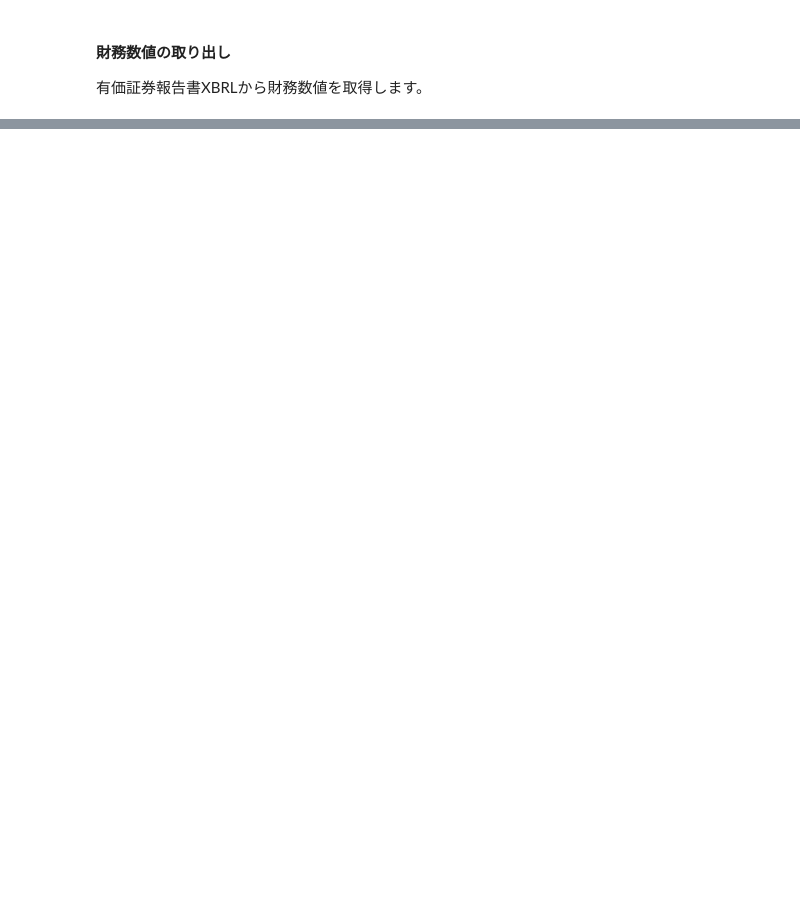
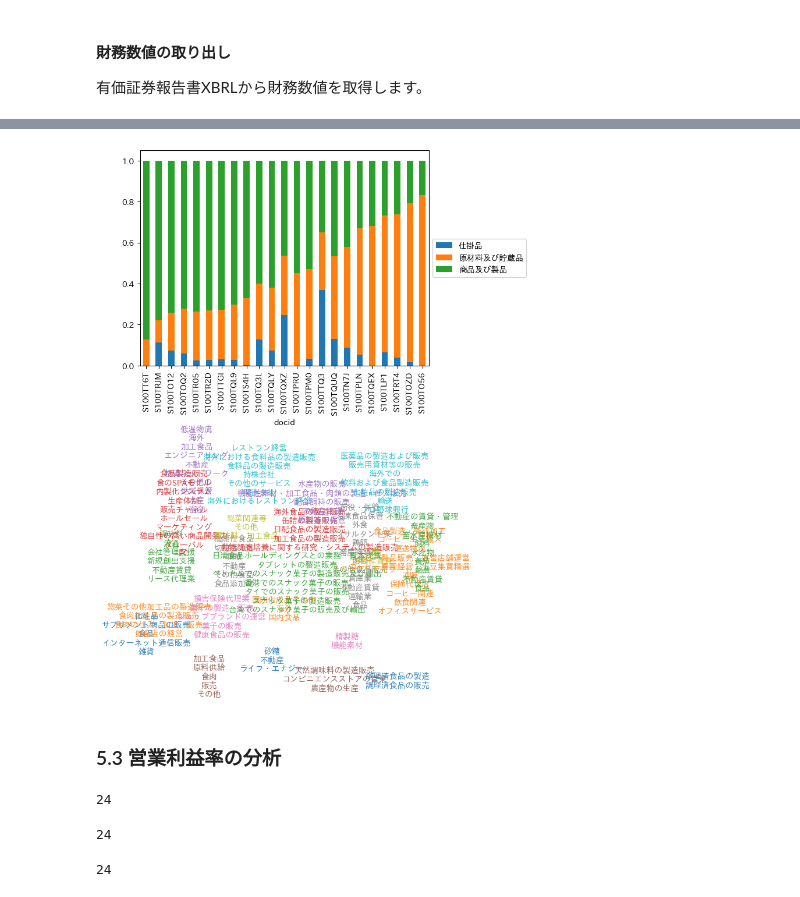
Before and after one commit to nororo/edinet_xbrl_prep, a Jupyter notebook: xbrl_analysis.ipynb, the cells around one changed output, grey strips where cells are left out. Drawn from its saved outputs; the diff is of its cells as text; code cells hidden in the pictures; blank space fills up the shorter version.

```diff
--- a/xbrl_analysis.ipynb
+++ b/xbrl_analysis.ipynb
@@ -436,0 +325,34 @@ dict_add,log_dict=get_data(
+# %%
+# 4.2で取得した事業内容を結合
+reordered_inventory_df_pivot2 = pd.merge(
+    reordered_inventory_df_pivot,
+    business_desc_df.set_index('docid')[['business_extracted']],
+    left_index=True,
+    right_index=True,
+    how='left'
+)
+# %%
+# 事業内容と一緒に描画
+cmap = get_cmap('tab10')
+
+dic_box = {
+    'facecolor' : 'lightblue',
+    'edgecolor' : 'black',
+    'boxstyle' : 'Round, pad=0.8',
+    'linewidth' : 1
+}
+reordered_inventory_df_pivot2.plot(kind='bar', stacked=True)
+plt.legend(loc='center left', bbox_to_anchor=(1.0, 0.5))
+for itr,index in enumerate(reordered_inventory_df_pivot2.index):
+    text_list = reordered_inventory_df_pivot2.loc[index,'business_extracted']
+    if text_list is not np.nan:
+        text = "\n".join(list(set([text['事業内容'] for text in text_list]))).replace('事業','')
+        plt.text(x=itr, y=-1.7 + 0.2*(itr % 5) + 0.3*np.random.rand(), s=text,
+            color=cmap(itr % 10),
+            ha='center', fontsize='10', alpha=0.9,
+            #bbox=dic_box
+            )
+# %% [output]
+[figure, added]
+# %% [markdown]
+### 5.3 営業利益率の分析
@@ -436,0 +362,24 @@ dict_add,log_dict=get_data(
+# %%
+# PLから営業利益の取得
+profit_df = pl_df.query("label_jp.str.contains('営業利益又は営業損失（△）')")
+profit_df = preproc(profit_df)
+profit_df = profit_df.sort_values('context_ref_len',ascending=True).drop_duplicates(keep='first',subset=['docid','key'])
+len(profit_df)
+# %% [output]
+24
+# %%
+# PLから売上の取得
+sales_df = pl_df.query("label_jp.str.contains('売上高')")
+sales_df = preproc(sales_df)
+sales_df = sales_df.sort_values('context_ref_len',ascending=True).drop_duplicates(keep='first',subset=['docid','key'])
+len(sales_df)
+# %% [output]
+24
+# %%
+# PLから総資産の取得
+scaler_df = bs_df.query("key == 'jppfs_cor:Assets'")
+scaler_df = preproc(scaler_df)
+scaler_df = scaler_df.sort_values('context_ref_len',ascending=True).drop_duplicates(keep='first',subset=['docid','key'])
+len(scaler_df)
+# %% [output]
+24
```
Also changed, not shown: parts of 75 cells of this notebook, 7 other files.
